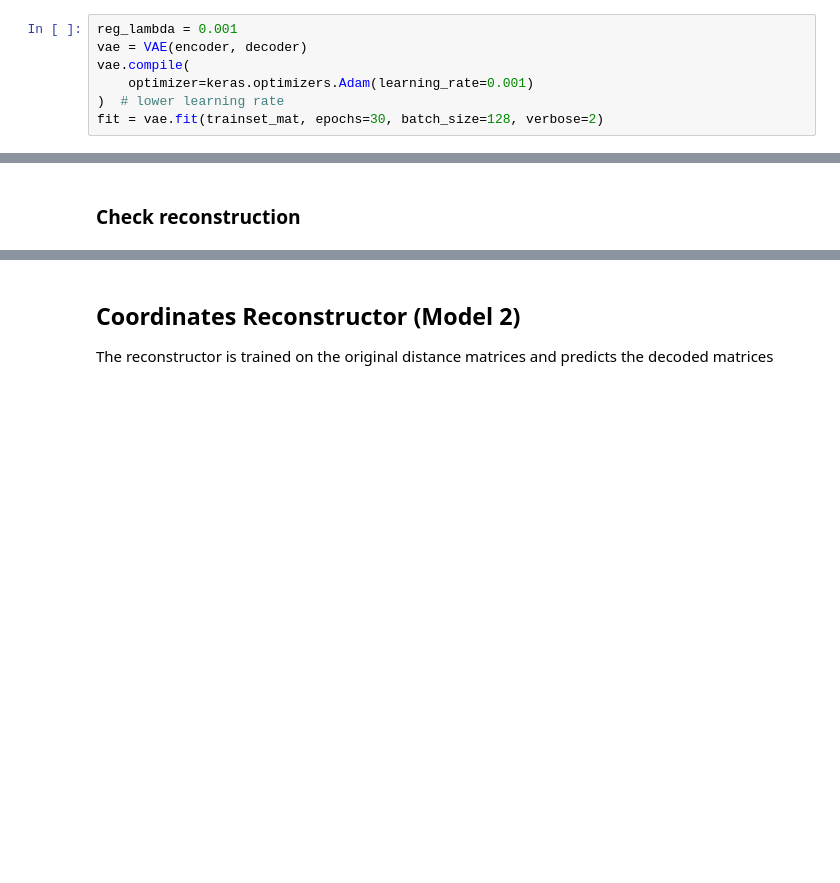
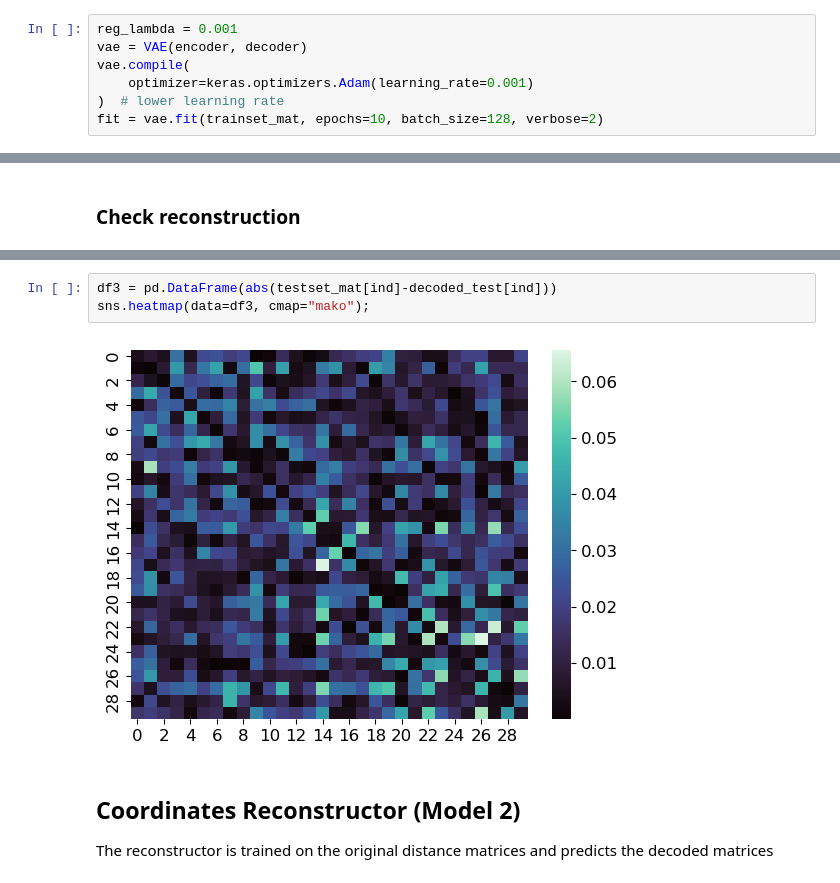
Before and after one commit to group9ine/variational-autoencoders, a Jupyter notebook: DistMatConv2D_PCA_Energy.ipynb, the cells around one changed output, grey strips where cells are left out. Drawn from its saved outputs; the diff is of its cells as text; blank space fills up the shorter version.

```diff
--- a/DistMatConv2D_PCA_Energy.ipynb
+++ b/DistMatConv2D_PCA_Energy.ipynb
@@ -278,5 +278,5 @@ vae = VAE(encoder, decoder)
 vae.compile(
     optimizer=keras.optimizers.Adam(learning_rate=0.001)
 )  # lower learning rate
-fit = vae.fit(trainset_mat, epochs=30, batch_size=128, verbose=2)
+fit = vae.fit(trainset_mat, epochs=10, batch_size=128, verbose=2)
 # %% [output]
@@ -326,3 +360,8 @@ sns.heatmap(data=df2)
+# %%
+df3 = pd.DataFrame(abs(testset_mat[ind]-decoded_test[ind]))
+sns.heatmap(data=df3, cmap="mako");
+# %% [output]
+[figure, added]
 # %% [markdown]
 ## Coordinates Reconstructor (Model 2)
 The reconstructor is trained on the original distance matrices and predicts the decoded matrices
```
Also changed, not shown: parts of 21 cells of this notebook, 1 other file.
